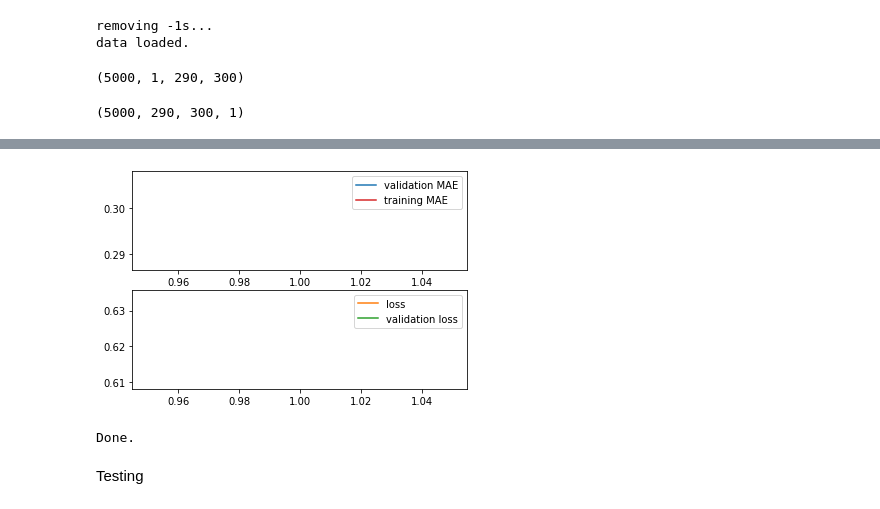
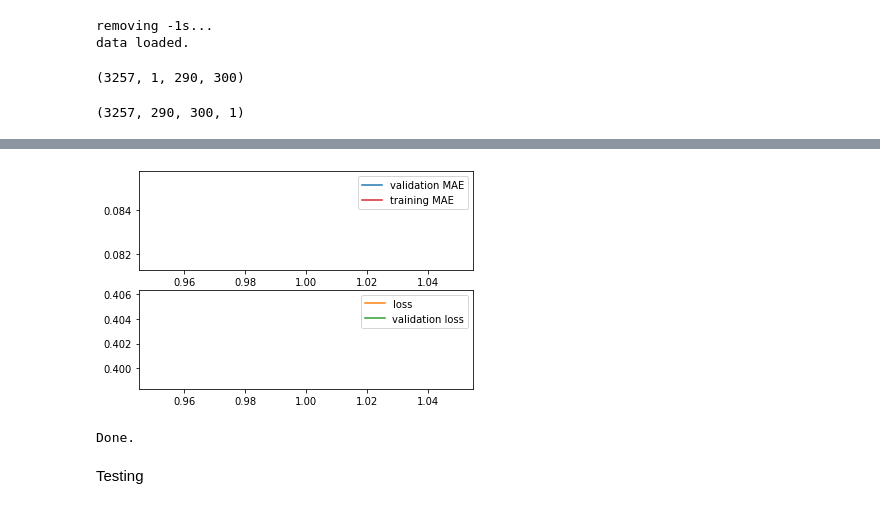
Before and after one commit to varshaelza/Text-Summarization-Categorization, a Jupyter notebook: CNNBasedSummary.ipynb, the cells around one changed output, grey strips where cells are left out. Cells and saved outputs as stored; diff of their text form; code cells hidden in the pictures.

```diff
--- a/CNNBasedSummary.ipynb
+++ b/CNNBasedSummary.ipynb
@@ -371,16 +354,16 @@ CNN Model Bilding and training using Keras.Training is done in stages due to lar
 import pickle
 import numpy as np
 # %%
-data11 = pickle.load(open("/content/drive/MyDrive/BBC Dataset/CNN Summarisation/embeddingsToSaliency31.pickle", "rb"))
-data12 = pickle.load(open("/content/drive/MyDrive/BBC Dataset/CNN Summarisation/embeddingsToSaliency32.pickle", "rb"))
-data13 = pickle.load(open("/content/drive/MyDrive/BBC Dataset/CNN Summarisation/embeddingsToSaliency33.pickle", "rb"))
-data14 = pickle.load(open("/content/drive/MyDrive/BBC Dataset/CNN Summarisation/embeddingsToSaliency34.pickle", "rb"))
-data15 = pickle.load(open("/content/drive/MyDrive/BBC Dataset/CNN Summarisation/embeddingsToSaliency35.pickle", "rb"))
-data16 = pickle.load(open("/content/drive/MyDrive/BBC Dataset/CNN Summarisation/embeddingsToSaliency36.pickle", "rb"))
-data17 = pickle.load(open("/content/drive/MyDrive/BBC Dataset/CNN Summarisation/embeddingsToSaliency37.pickle", "rb"))
-data18 = pickle.load(open("/content/drive/MyDrive/BBC Dataset/CNN Summarisation/embeddingsToSaliency38.pickle", "rb"))
-data19 = pickle.load(open("/content/drive/MyDrive/BBC Dataset/CNN Summarisation/embeddingsToSaliency39.pickle", "rb"))
-data20 = pickle.load(open("/content/drive/MyDrive/BBC Dataset/CNN Summarisation/embeddingsToSaliency40.pickle", "rb"))
+data11 = pickle.load(open("/content/drive/MyDrive/BBC Dataset/CNN Summarisation/embeddingsToSaliency61.pickle", "rb"))
+data12 = pickle.load(open("/content/drive/MyDrive/BBC Dataset/CNN Summarisation/embeddingsToSaliency62.pickle", "rb"))
+data13 = pickle.load(open("/content/drive/MyDrive/BBC Dataset/CNN Summarisation/embeddingsToSaliency63.pickle", "rb"))
+data14 = pickle.load(open("/content/drive/MyDrive/BBC Dataset/CNN Summarisation/embeddingsToSaliency64.pickle", "rb"))
+data15 = pickle.load(open("/content/drive/MyDrive/BBC Dataset/CNN Summarisation/embeddingsToSaliency65.pickle", "rb"))
+data16 = pickle.load(open("/content/drive/MyDrive/BBC Dataset/CNN Summarisation/embeddingsToSaliency66.pickle", "rb"))
+data17 = pickle.load(open("/content/drive/MyDrive/BBC Dataset/CNN Summarisation/embeddingsToSaliency67.pickle", "rb"))
+#data18 = pickle.load(open("/content/drive/MyDrive/BBC Dataset/CNN Summarisation/embeddingsToSaliency58.pickle", "rb"))
+#data19 = pickle.load(open("/content/drive/MyDrive/BBC Dataset/CNN Summarisation/embeddingsToSaliency59.pickle", "rb"))
+#data20 = pickle.load(open("/content/drive/MyDrive/BBC Dataset/CNN Summarisation/embeddingsToSaliency60.pickle", "rb"))
 #data41 = pickle.load(open("/content/drive/MyDrive/BBC Dataset/CNN Summarisation/embeddingsToSaliency41.pickle", "rb"))
 #data42 = pickle.load(open("/content/drive/MyDrive/BBC Dataset/CNN Summarisation/embeddingsToSaliency42.pickle", "rb"))
 #data43 = pickle.load(open("/content/drive/MyDrive/BBC Dataset/CNN Summarisation/embeddingsToSaliency43.pickle", "rb"))
@@ -401,5 +384,5 @@ data20 = pickle.load(open("/content/drive/MyDrive/BBC Dataset/CNN Summarisation/
 #data59 = pickle.load(open("/content/drive/MyDrive/BBC Dataset/CNN Summarisation/embeddingsToSaliency59.pickle", "rb"))
 #data60 = pickle.load(open("/content/drive/MyDrive/BBC Dataset/CNN Summarisation/embeddingsToSaliency60.pickle", "rb"))
 # %%
-data = np.concatenate((data11,data12,data13,data14,data15,data16,data17,data18,data19,data20), axis=0)
+data = np.concatenate((data11,data12,data13,data14,data15,data16,data17), axis=0)
 # %%
@@ -540,7 +523,7 @@ y = K.cast_to_floatx(y)
 # %%
 print(x.shape)
 # %% [output]
-(5000, 1, 290, 300)
+(3257, 1, 290, 300)
 # %%
 import tensorflow as tf
 #images_nhwc = tf.placeholder(tf.float32, [None, 200, 300, 3])  # input batch
@@ -549,13 +532,13 @@ print(out.get_shape())
 x=out
 del out  # the shape of out is [None, 3, 200, 300]
 # %% [output]
-(5000, 290, 300, 1)
+(3257, 290, 300, 1)
 # %%
 x1=x
 y1=y
 # %%
 import keras
-model=keras.models.load_model('/content/drive/MyDrive/BBC Dataset/CNN Summarisation/Models/model3-vgg16.h5')
+model=keras.models.load_model('/content/drive/MyDrive/BBC Dataset/CNN Summarisation/Models/model6-vgg16.h5')
 # %%
 #model = build_model(( x1.shape[1], x1.shape[2],1), conv_window_size, num_filters, reg, dropout)
 
@@ -564,7 +547,7 @@ history = train(model, x1, y1, val_train_ratio, epochs, batch_size)
 import matplotlib.pyplot as plt
 
 print("Saving model...")
-model.save('/content/drive/MyDrive/BBC Dataset/CNN Summarisation/Models/model4-vgg16.h5')
+model.save('/content/drive/MyDrive/BBC Dataset/CNN Summarisation/Models/model7-vgg16.h5')
 
 print("Plotting...")
 f, (ax1, ax2) = plt.subplots(2, 1)
@@ -577,10 +560,10 @@ ax2.plot(range(1, epochs+1), history.history['val_loss'], 'tab:green', label="va
 ax1.legend()
 ax2.legend()
 
-f.savefig('/content/drive/MyDrive/BBC Dataset/CNN Summarisation/Models/training-model4-vgg16.png', dpi=300)
+f.savefig('/content/drive/MyDrive/BBC Dataset/CNN Summarisation/Models/training-model7-vgg16.png', dpi=300)
 plt.show()
 m=keras.models.load_model('/content/weights-improvement-01.hdf5')
-m.save('/content/drive/MyDrive/BBC Dataset/CNN Summarisation/Models/weights4_vgg16.hdf5')
+m.save('/content/drive/MyDrive/BBC Dataset/CNN Summarisation/Models/weights7_vgg16.hdf5')
 
 print("Done.")
 # %% [output]
@@ -588,8 +571,8 @@ print("Done.")
 
 Epoch 00001: saving model to weights-improvement-01.hdf5
 Saving model...
 Plotting...
-[figure, old version]
+[figure, new version]
 Done.
 # %%
 #250/250 [==============================] - 13395s 54s/step - loss: 0.7100 - mae: 0.3629 - val_loss: 0.6990 - val_mae: 0.3527
```
Also changed, not shown: parts of 18 cells of this notebook.
